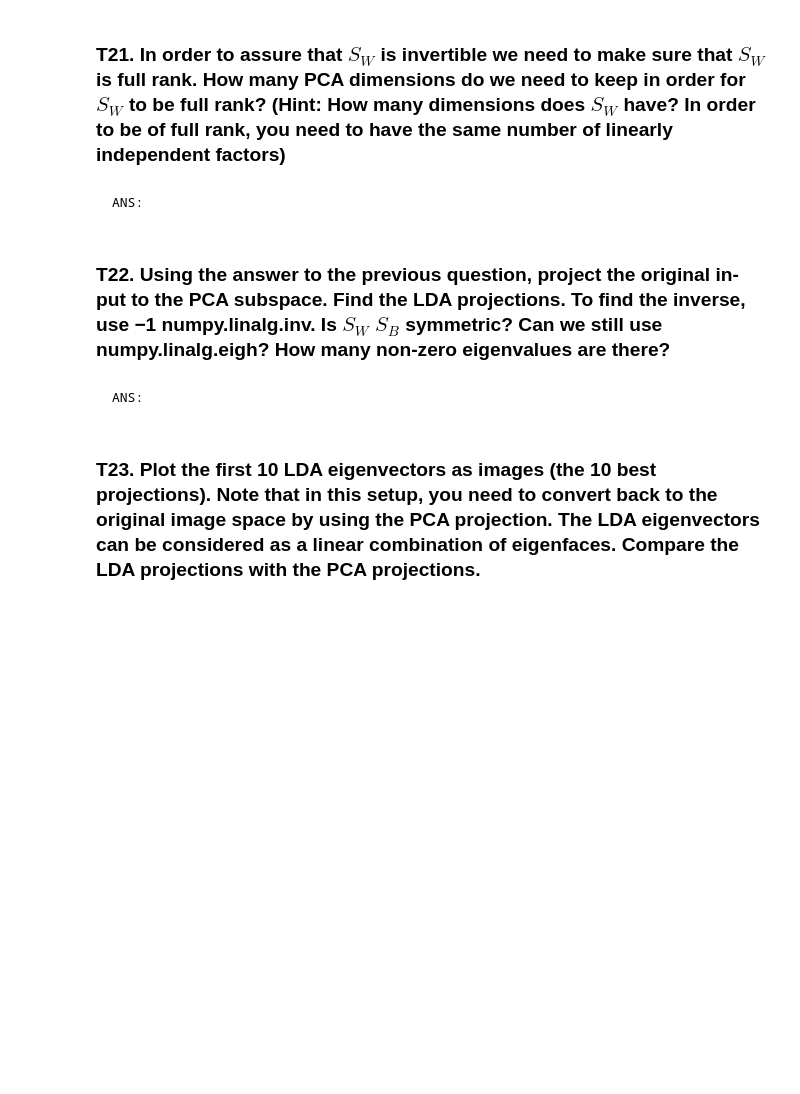
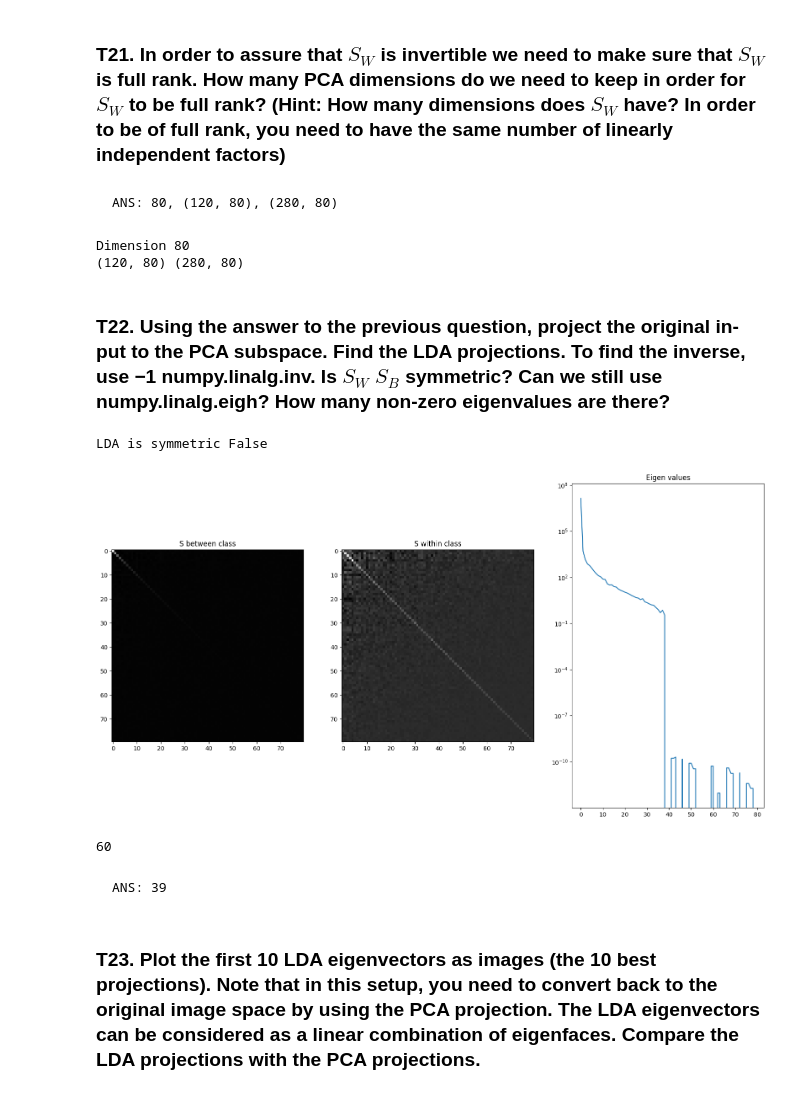
Before and after one commit to Nacnano/my-chula-courses, a Jupyter notebook: 2110573-patt-recog/HW3/HW3_Fisherfaces(student).ipynb, the cells around one changed output. Cells and saved outputs as stored; diff of their text form; code cells hidden in the pictures; blank space fills up the shorter version.

```diff
--- a/2110573-patt-recog/HW3/HW3_Fisherfaces(student).ipynb
+++ b/2110573-patt-recog/HW3/HW3_Fisherfaces(student).ipynb
@@ -777,12 +782,19 @@ total 2576000000.0
 compressed 40113344.0
 # %% [markdown]
 ### T21. In order to assure that $S_W$ is invertible we need to make sure that $S_W$ is full rank. How many PCA dimensions do we need to keep in order for $S_W$ to be full rank? (Hint: How many dimensions does $S_W$ have? In order to be of full rank, you need to have the same number of linearly independent factors)
-# %% [markdown]
-    ANS:
+# %% [markdown]
+    ANS: 80, (120, 80), (280, 80)
 # %%
 # TODO: Define dimension of PCA.
-n_dim = ...
+n_dim = T.shape[0] - 40
+print("Dimension", n_dim)
 
 # TODO: Find PCA of T and D with n_dim dimension.
+T_reduced = calculate_projection_vectors(T, meanface, v, n_dim)
+D_reduced = calculate_projection_vectors(D, meanface, v, n_dim)
+print(T_reduced.shape, D_reduced.shape)
+# %% [output]
+Dimension 80
+(120, 80) (280, 80)
 # %% [markdown]
 ### T22. Using the answer to the previous question, project the original in- put to the PCA subspace. Find the LDA projections. To find the inverse, use −1 numpy.linalg.inv. Is $S_W$ $S_B$ symmetric? Can we still use numpy.linalg.eigh? How many non-zero eigenvalues are there?
@@ -791,6 +801,44 @@ n_dim = ...
+# %%
+# TODO: Find the LDA projection.
+T_reduced_by_class = T_reduced.reshape((40, 3, -1))
+class_mean = T_reduced_by_class.mean(axis=1)
+all_mean = class_mean.mean(axis=0).reshape(1, -1)
+
+s_b = np.array([(class_mean[i]-all_mean).T @(class_mean[i]-all_mean) for i in range(class_mean.shape[0])]).sum(axis=0)
+
+s_wi = np.array([(T_reduced_by_class[i]-class_mean[i]).T @ (T_reduced_by_class[i]-class_mean[i]) for i in range(class_mean.shape[0])])
+s_w = s_wi.sum(axis=0)
+
+LDA = np.linalg.inv(s_w) @ s_b
+print("LDA is symmetric", np.allclose(LDA, LDA.T))
+LDA_eigenvalues, LDA_eigenvectors = np.linalg.eig(LDA)
+
+LDA_eigenvectors = LDA_eigenvectors.real
+LDA_eigenvalues = LDA_eigenvalues.real
+
+plt.figure(figsize=(20, 10))
+plt.subplot(1, 3, 1)
+plt.imshow(s_b, cmap='gray')
+plt.title("S between class")
+plt.subplot(1, 3, 2)
+plt.imshow(s_w, cmap='gray')
+plt.title("S within class")
+plt.subplot(1, 3, 3)
+plt.title("Eigen values")
+plt.plot(LDA_eigenvalues)
+plt.yscale('log')
+
+plt.show()
+# %% [output]
+LDA is symmetric False
+[figure, added]
 # %%
 # TODO: Find how many non-zero eigenvalues there are.
+
+np.where(LDA_eigenvalues>1e-20, 1, 0).sum()
+# %% [output]
+60
 # %% [markdown]
-    ANS:
+    ANS: 39
 # %% [markdown]
 ### T23. Plot the first 10 LDA eigenvectors as images (the 10 best projections). Note that in this setup, you need to convert back to the original image space by using the PCA projection. The LDA eigenvectors can be considered as a linear combination of eigenfaces. Compare the LDA projections with the PCA projections.
```
Also changed, not shown: parts of 8 cells of this notebook.
